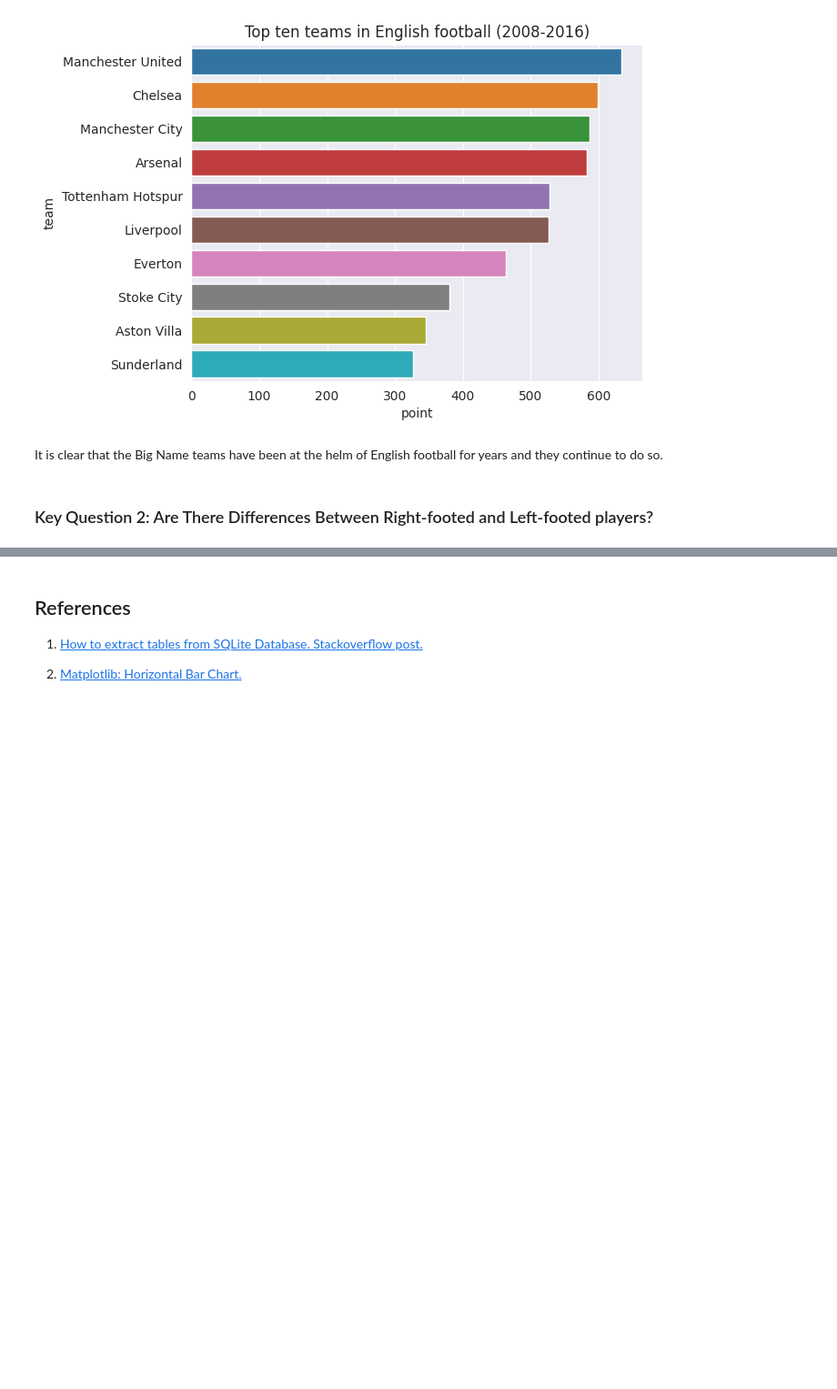
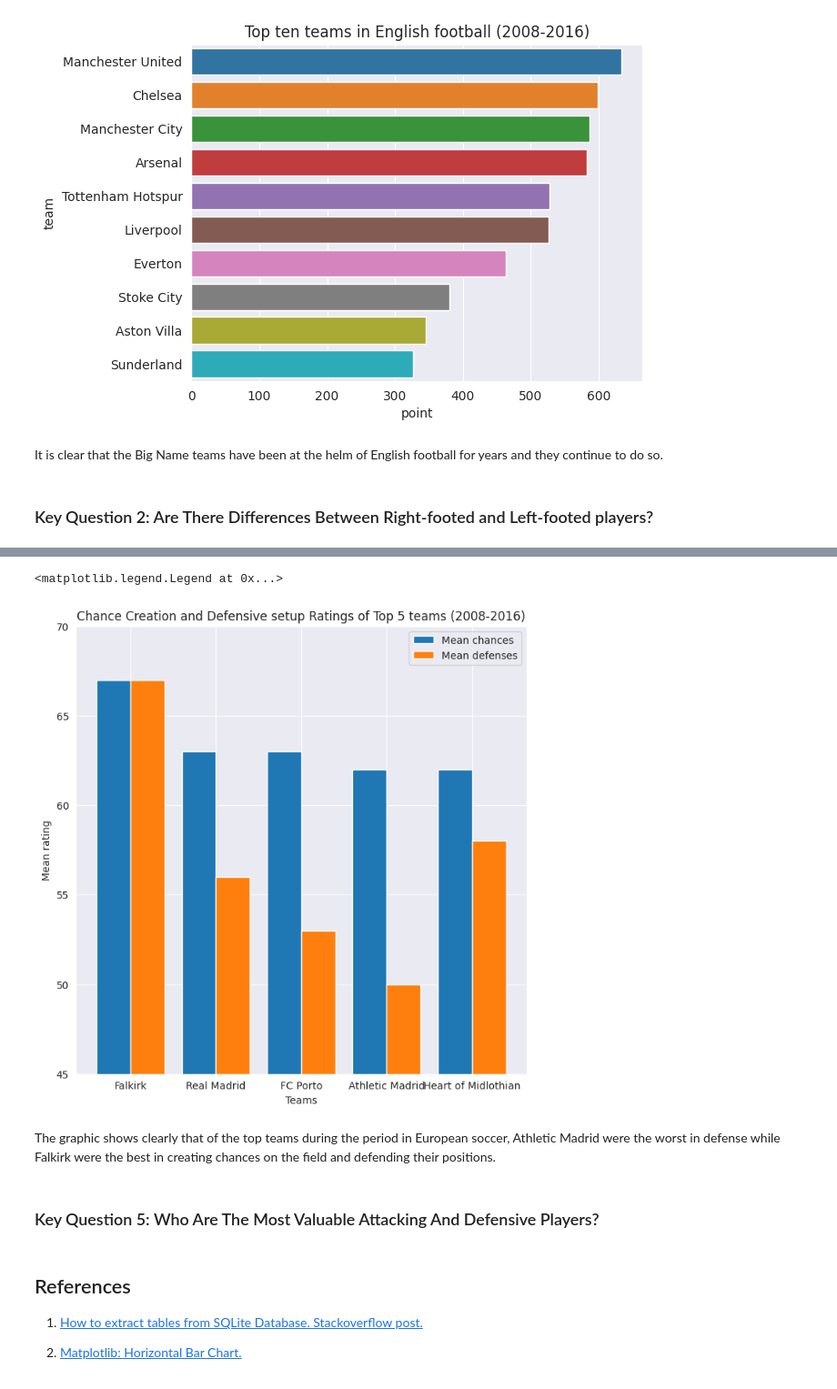
Before and after one commit to Emekadavid/european_soccer, a Jupyter notebook: notebook.ipynb, the cells around one changed output, grey strips where cells are left out. Shown at 91% size. Cells and saved outputs as stored; diff of their text form; code cells hidden in the pictures; blank space fills up the shorter version.

```diff
--- a/notebook.ipynb
+++ b/notebook.ipynb
@@ -1794,0 +2030,9 @@ It is clear that the Big Name teams have been at the helm of English football fo
+# %%
+# put a name to the team idx
+def teamid_to_name(x):
+    team_row = team_df.loc[team_df["team_api_id"] == x]
+    # get the team name from the row
+    team_name = "".join(team_row["team_long_name"].values)
+    return team_name
+# %%
+mean_team_rating["team_name"] = mean_team_rating["team_api_id"].apply(teamid_to_name)
@@ -1794,0 +2055,7 @@ It is clear that the Big Name teams have been at the helm of English football fo
+# %%
+# pretty print
+team_rating_col = ['team_name', 'mean_chances', 'mean_defenses']
+mean_team_rating = mean_team_rating[team_rating_col]
+# round all the numbers
+mean_team_rating['mean_chances'] = round(mean_team_rating['mean_chances'], 0)
+mean_team_rating['mean_defenses'] = round(mean_team_rating['mean_defenses'], 0)
@@ -1794,0 +2093,3 @@ It is clear that the Big Name teams have been at the helm of English football fo
+# %%
+mean_team_rating_topfive = mean_team_rating.head()
+mean_team_rating_topfive
@@ -1795,3 +2103,22 @@ It is clear that the Big Name teams have been at the helm of English football fo
+# %%
+plt.figure(figsize=(8,8))
+X = ["Falkirk", "Real Madrid", "FC Porto", "Athletic Madrid", "Heart of Midlothian"]
+X_axis = np.arange(len(X))
+plt.bar(X_axis - 0.2, mean_team_rating_topfive['mean_chances'], 0.4, label="Mean chances")
+plt.bar(X_axis + 0.2, mean_team_rating_topfive['mean_defenses'], 0.4, label="Mean defenses")
+plt.xticks(X_axis, X)
+plt.xlabel("Teams")
+plt.ylabel("Mean rating")
+plt.title("Chance Creation and Defensive setup Ratings of Top 5 teams (2008-2016)")
+plt.ylim(45, 70)
+plt.legend()
+# %% [output]
+<matplotlib.legend.Legend at 0x...>
+[figure, added]
+# %% [markdown]
+The graphic shows clearly that of the top teams during the period in European soccer, Athletic Madrid were the worst in defense while Falkirk were the best in creating chances on the field and defending their positions.
+# %% [markdown]
+### Key Question 5: Who Are The Most Valuable Attacking And Defensive Players?
 # %% [markdown]
 ## References
 
```
Also changed, not shown: parts of 38 cells of this notebook, 4 other files.
